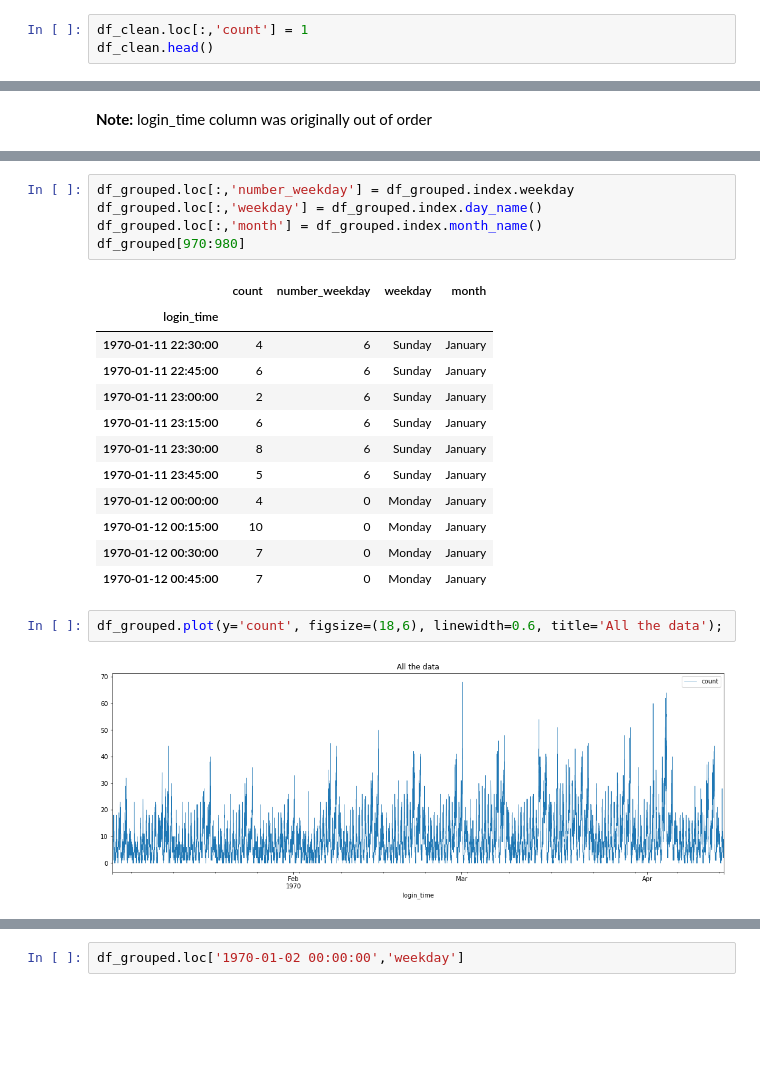
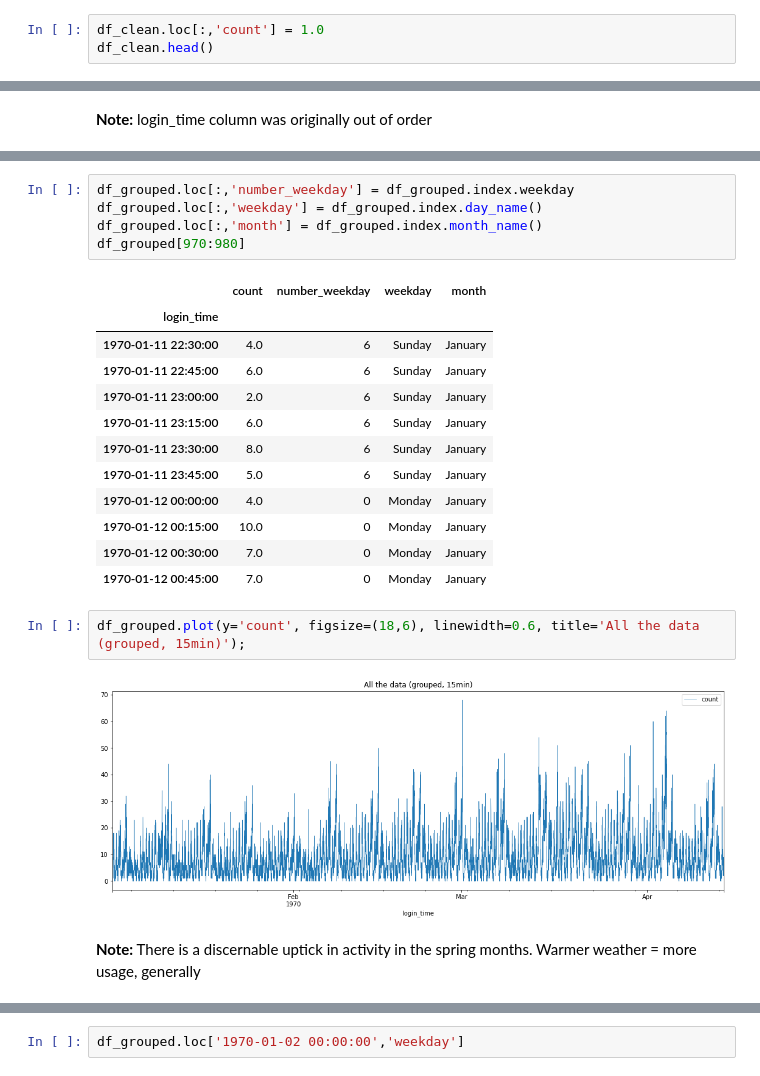
Before and after one commit to kstoudt/Springboard, a Jupyter notebook: 27.2 The Take-Home Challenge/ultimate_challenge/Data Science Take-Home Challenge - Ultimate Inc.ipynb, the cells around one changed output, grey strips where cells are left out. Drawn from its saved outputs; the diff is of its cells as text; blank space fills up the shorter version.

```diff
--- a/27.2 The Take-Home Challenge/ultimate_challenge/Data Science Take-Home Challenge - Ultimate Inc.ipynb
+++ b/27.2 The Take-Home Challenge/ultimate_challenge/Data Science Take-Home Challenge - Ultimate Inc.ipynb
@@ -84,7 +87,7 @@ df_clean.count()
 login_time    92265
 dtype: int64
 # %%
-df_clean.loc[:,'count'] = 1
+df_clean.loc[:,'count'] = 1.0
 df_clean.head()
 # %% [output]
 |  | login_time | count |
@@ -120,18 +123,20 @@ df_grouped[970:980]
 # %% [output]
 |  | count | number_weekday | weekday | month |
 | login_time |  |  |  |  |
-| 1970-01-11 22:30:00 | 4 | 6 | Sunday | January |
-| 1970-01-11 22:45:00 | 6 | 6 | Sunday | January |
-| 1970-01-11 23:00:00 | 2 | 6 | Sunday | January |
-| 1970-01-11 23:15:00 | 6 | 6 | Sunday | January |
-| 1970-01-11 23:30:00 | 8 | 6 | Sunday | January |
-| 1970-01-11 23:45:00 | 5 | 6 | Sunday | January |
-| 1970-01-12 00:00:00 | 4 | 0 | Monday | January |
-| 1970-01-12 00:15:00 | 10 | 0 | Monday | January |
-| 1970-01-12 00:30:00 | 7 | 0 | Monday | January |
-| 1970-01-12 00:45:00 | 7 | 0 | Monday | January |
+| 1970-01-11 22:30:00 | 4.0 | 6 | Sunday | January |
+| 1970-01-11 22:45:00 | 6.0 | 6 | Sunday | January |
+| 1970-01-11 23:00:00 | 2.0 | 6 | Sunday | January |
+| 1970-01-11 23:15:00 | 6.0 | 6 | Sunday | January |
+| 1970-01-11 23:30:00 | 8.0 | 6 | Sunday | January |
+| 1970-01-11 23:45:00 | 5.0 | 6 | Sunday | January |
+| 1970-01-12 00:00:00 | 4.0 | 0 | Monday | January |
+| 1970-01-12 00:15:00 | 10.0 | 0 | Monday | January |
+| 1970-01-12 00:30:00 | 7.0 | 0 | Monday | January |
+| 1970-01-12 00:45:00 | 7.0 | 0 | Monday | January |
 # %%
-df_grouped.plot(y='count', figsize=(18,6), linewidth=0.6, title='All the data');
+df_grouped.plot(y='count', figsize=(18,6), linewidth=0.6, title='All the data (grouped, 15min)');
 # %% [output]
-[figure, old version]
+[figure, new version]
+# %% [markdown]
+**Note:** There is a discernable uptick in activity in the spring months. Warmer weather = more usage, generally
 # %%
```
Also changed, not shown: parts of 18 cells of this notebook.
